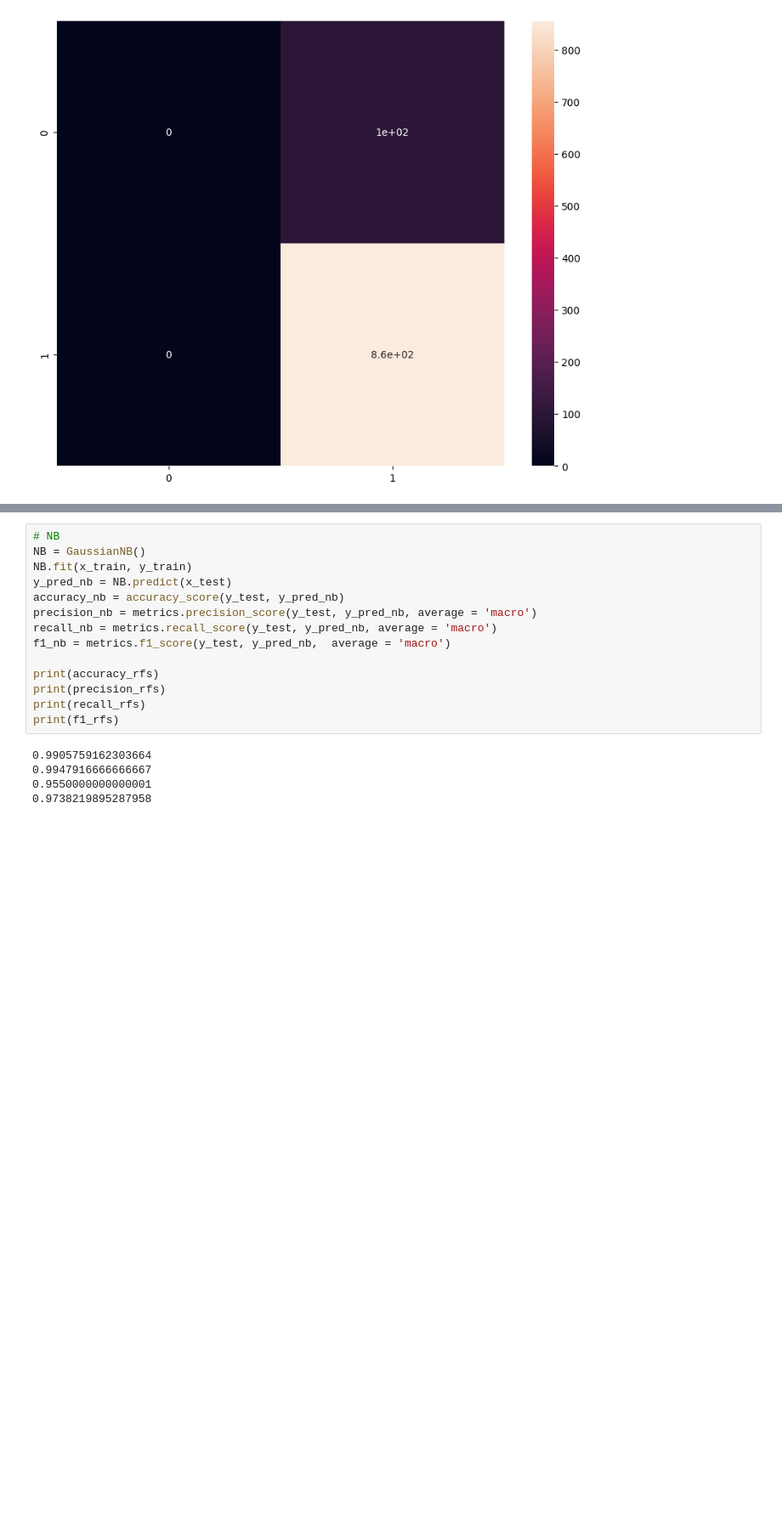
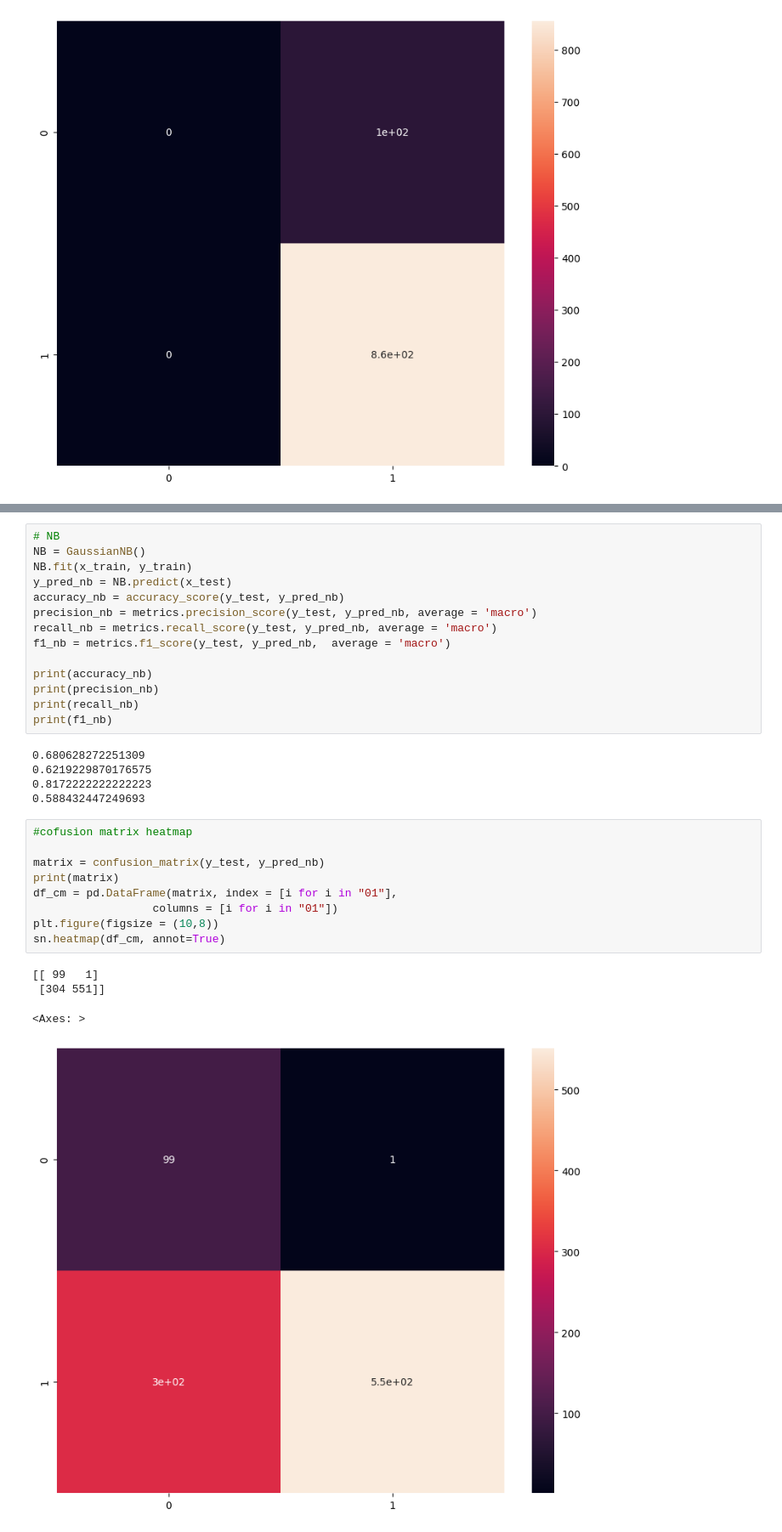
Before and after one commit to buithanhdam/ProjectMachineLearning23, a Jupyter notebook: ProjectML23.ipynb, the cells around one changed output, grey strips where cells are left out. Shown: that part at 85% size. Drawn from its saved outputs; the diff is of its cells as text; blank space fills up the shorter version.

```diff
--- a/ProjectML23.ipynb
+++ b/ProjectML23.ipynb
@@ -711,12 +727,26 @@ precision_nb = metrics.precision_score(y_test, y_pred_nb, average = 'macro')
 recall_nb = metrics.recall_score(y_test, y_pred_nb, average = 'macro')
 f1_nb = metrics.f1_score(y_test, y_pred_nb,  average = 'macro')
 
-print(accuracy_rfs)
-print(precision_rfs)
-print(recall_rfs)
-print(f1_rfs)
+print(accuracy_nb)
+print(precision_nb)
+print(recall_nb)
+print(f1_nb)
 # %% [output]
-0.9905759162303664
-0.9947916666666667
-0.9550000000000001
-0.9738219895287958
+0.680628272251309
+0.6219229870176575
+0.8172222222222223
+0.588432447249693
+# %%
+#cofusion matrix heatmap
+
+matrix = confusion_matrix(y_test, y_pred_nb)
+print(matrix)
+df_cm = pd.DataFrame(matrix, index = [i for i in "01"],
+                  columns = [i for i in "01"])
+plt.figure(figsize = (10,8))
+sn.heatmap(df_cm, annot=True)
+# %% [output]
+[[ 99   1]
+ [304 551]]
+<Axes: >
+[figure, added]
```
Also changed, not shown: parts of 9 cells of this notebook.
